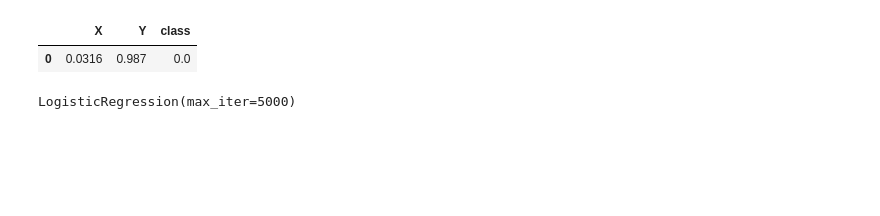
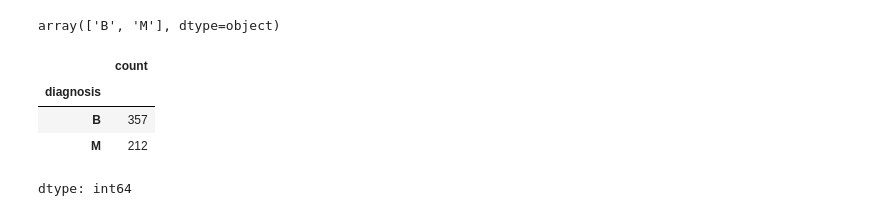
Before and after one commit to ajaykumar080286/MachineLearning, a Jupyter notebook: 35_Poly_logictic.ipynb, the cells around one changed output. Saved outputs shown, nothing was run; the diff lists cells and outputs as text; code cells hidden in the pictures; blank space fills up the shorter version.

```diff
--- a/35_Poly_logictic.ipynb
+++ b/35_Poly_logictic.ipynb
@@ -41,6 +65 @@ plt.scatter(df["X"],df["Y"],c=df["class"])
-# %%
-df.head(1)
-# %% [output]
-|  | X | Y | class |
-| 0 | 0.0316 | 0.987 | 0.0 |
 # %%
@@ -49 +71,13 @@ y=df.iloc[:,-1]
+# %%
+lable.classes_
+# %% [output]
+array(['B', 'M'], dtype=object)
+# %%
+df["diagnosis"].value_counts()
+# %% [output]
+|  | count |
+| diagnosis |  |
+| B | 357 |
+| M | 212 |
+dtype: int64
 # %%
@@ -54,5 +84,0 @@ X_train_tf=poly.fit_transform(X_train)
-# %%
-lr=LogisticRegression(max_iter=5000)
-lr.fit(X_train_tf,y_train)
-# %% [output]
-LogisticRegression(max_iter=5000)
```
Also changed, not shown: parts of 24 cells of this notebook.
